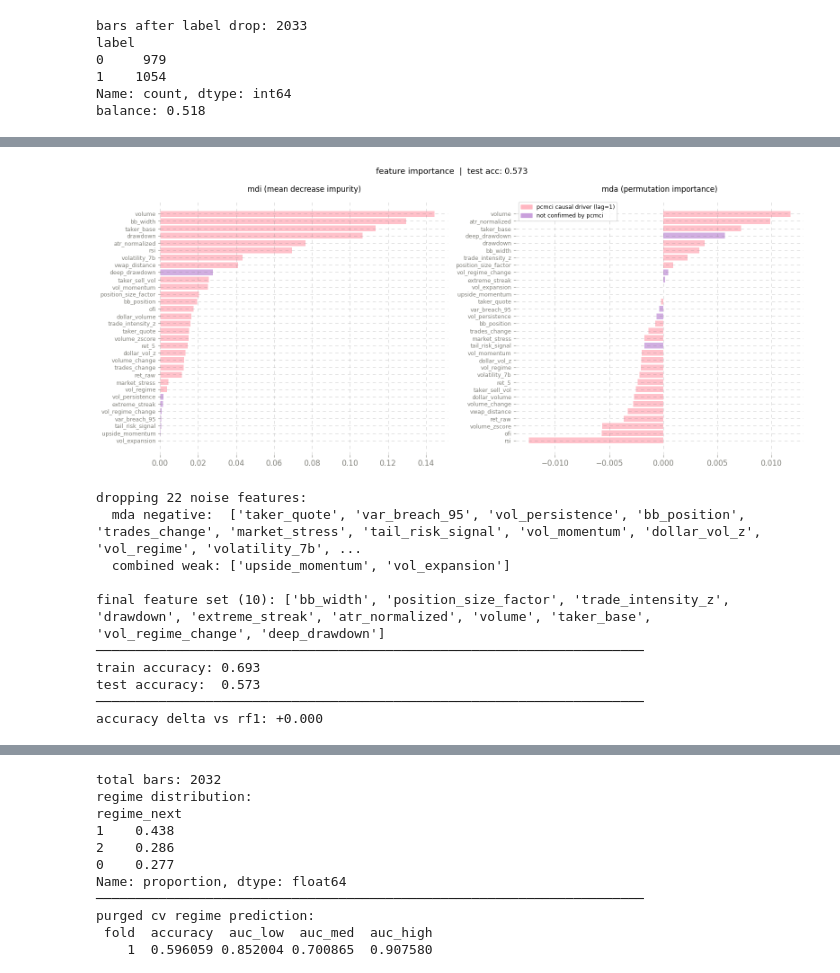
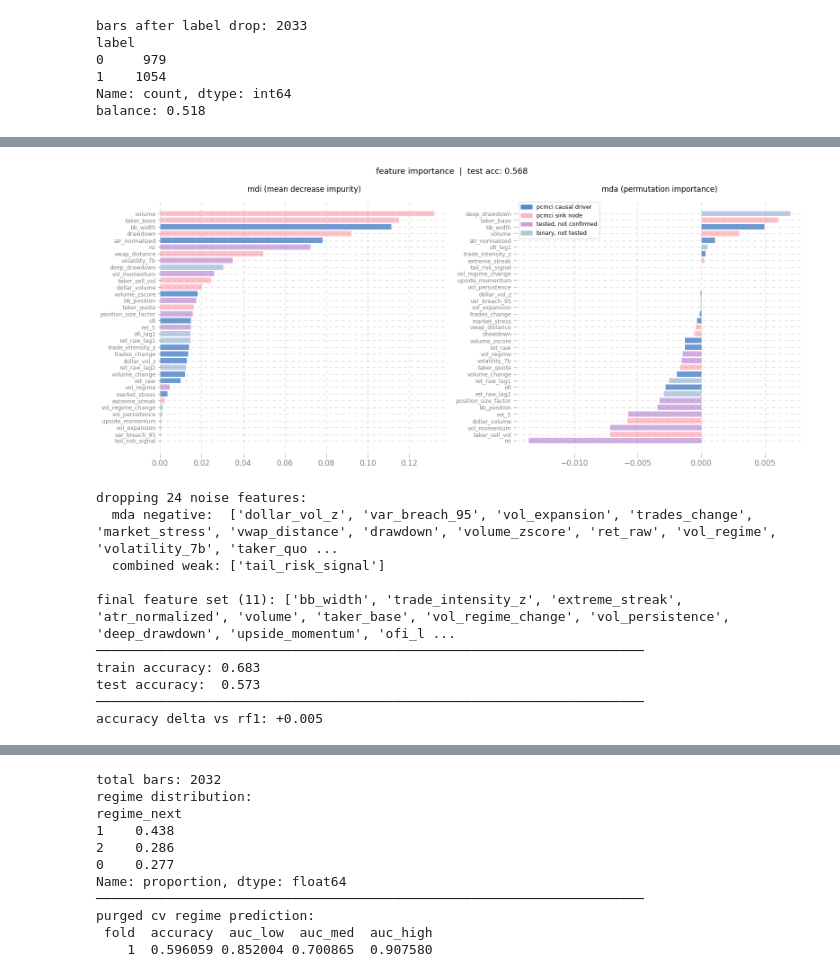
Before and after one commit to pynat/risk_optimizing, a Jupyter notebook: causality_de_prado.ipynb, the cells around one changed output, grey strips where cells are left out. Cells and saved outputs as stored; diff of their text form; code cells hidden in the pictures.

```diff
--- a/causality_de_prado.ipynb
+++ b/causality_de_prado.ipynb
@@ -997,0 +1028,6 @@ total significant causal links: 741
+# %%
+for f in sorted(all_pcmci_nodes):
+    i = in_deg.get(f, 0)
+    o = out_deg.get(f, 0)
+    ratio = i / max(o, 1)
+    print(f"{f:25s}  in={i}  out={o}  ratio={ratio:.1f}")
@@ -998,3 +1052,7 @@ total significant causal links: 741
+# %%
+df['ret_raw_lag1'] = df['ret_raw'].shift(1)
+df['ret_raw_lag2'] = df['ret_raw'].shift(2)
+df['ofi_lag1']     = df['ofi'].shift(1)
 # %%
 # triple barrier labeling, de prado
 def get_daily_vol(close: pd.Series, lookback: int = 20) -> pd.Series:
@@ -1220,18 +1278,21 @@ Name: count, dtype: int64
 balance: 0.518
 # %%
 # use triple barrier labels as target
+lag_features = ['ret_raw_lag1', 'ret_raw_lag2', 'ofi_lag1']
+
 model_features = [f for f in stationary_features if f not in
                   ['label', 'ret', 'barrier', 'return', 'rolling_vol']]
+
+model_features = [f for f in model_features if f in df.columns]
+model_features += [f for f in lag_features if f in df.columns]
 X = df[model_features]
 y = df['label']
 
 # purged split with embargo: drop max_hold bars at boundary to prevent leakage
 max_hold  = 20
 split_idx = int(len(X) * 0.7)
-
-X_train, y_train = X.iloc[:split_idx],              y.iloc[:split_idx]
-X_test,  y_test  = X.iloc[split_idx + max_hold:],   y.iloc[split_idx + max_hold:]
-
+X_train, y_train = X.iloc[:split_idx],            y.iloc[:split_idx]
+X_test,  y_test  = X.iloc[split_idx + max_hold:], y.iloc[split_idx + max_hold:]
 print(f"train: {len(X_train)} | test: {len(X_test)}")
 print(f"embargo: {max_hold} bars removed at boundary")
 print(f"target balance (train): {y_train.mean():.3f}")
@@ -1268,21 +1329,47 @@ combined = ((mdi.rank(ascending=False) + mda.rank(ascending=False)) / 2).sort_va
 print("combined ranking (lower = more important):")
 print(combined.round(1))
 
-# pcmci-confirmed: sources that causally drive at least one target at lag=1
-pcmci_confirmed = set(
-    edge_df_pcmci[edge_df_pcmci['lag'] == 1]['source'].unique()
-)
+# manually verified against pcmci dag (strength >= 0.15, parcorr, a=0.05)
+pcmci_drivers = {
+    'atr_normalized', 'bb_width', 'ofi', 'trade_intensity_z',
+    'trades_change', 'volume_change', 'volume_zscore', 'dollar_vol_z',
+    'market_stress', 'ret_raw',
+    # adjust based on dag inspection
+}
+pcmci_sinks = {
+    'drawdown', 'volume', 'vwap_distance', 'taker_base',
+    'taker_sell_vol', 'dollar_volume', 'extreme_streak',
+    'taker_quote', 'rolling_vol',
+    # adjust based on dag inspection
+}
+# binary features excluded from pcmci
+cd_exclude = {
+    'vol_regime_change', 'vol_expansion', 'vol_persistence',
+    'extreme_down', 'extreme_up', 'deep_drawdown',
+    'volume_spike', 'tail_risk_signal', 'var_breach_95', 'upside_momentum', 'ret_raw_lag1', 'ret_raw_lag2', 'ofi_lag1'
+}
 
 # visualization
 rcParams['font.family'] = 'DejaVu Sans'
 rcParams['font.size']   = 12
+
 fig, axes = plt.subplots(1, 2, figsize=(16, 7))
+
 for ax, values, title in [
     (axes[0], mdi.sort_values(), 'mdi (mean decrease impurity)'),
     (axes[1], mda.sort_values(), 'mda (permutation importance)'),
 ]:
-    colors = ['#FFB6C1' if f in pcmci_confirmed else '#c9a0dc'
-              for f in values.index]
+    colors = []
+    for f in values.index:
+        if f in cd_exclude:
+            colors.append('#b0c4de')   # binary, not tested
+        elif f in pcmci_drivers:
+            colors.append('#5588cc')   # causal driver
+        elif f in pcmci_sinks:
+            colors.append('#FFB6C1')   # sink node
+        else:
+            colors.append('#c9a0dc')   # tested, not confirmed
+
     ax.barh(range(len(values)), values.values,
             color=colors, alpha=0.85, edgecolor='none')
     ax.set_yticks(range(len(values)))
@@ -1295,10 +1382,13 @@ for ax, values, title in [
     ax.tick_params(colors='#808079')
 
 legend = [
-    mpatches.Patch(color='#FFB6C1', label='pcmci causal driver (lag=1)'),
-    mpatches.Patch(color='#c9a0dc', label='not confirmed by pcmci'),
+    mpatches.Patch(color='#5588cc', label='pcmci causal driver'),
+    mpatches.Patch(color='#FFB6C1', label='pcmci sink node'),
+    mpatches.Patch(color='#c9a0dc', label='tested, not confirmed'),
+    mpatches.Patch(color='#b0c4de', label='binary, not tested'),
 ]
 axes[1].legend(handles=legend, fontsize=9, framealpha=0.8)
+
 plt.suptitle(f'feature importance  |  test acc: {rf.score(X_test, y_test):.3f}',
              fontsize=13)
 plt.tight_layout()
@@ -1324,2 +1414,2 @@ ret_raw                 26.0
 dtype: float64
-[figure, old version]
+[figure, new version]
@@ -1364,16 +1449,16 @@ print("─" * 70)
 delta = rf2.score(X_test_c, y_test) - rf.score(X_test, y_test)
 print(f"accuracy delta vs rf1: {delta:+.3f}")
 # %% [output]
-dropping 22 noise features:
-  mda negative:  ['taker_quote', 'var_breach_95', 'vol_persistence', 'bb_position', 'trades_change', 'market_stress', 'tail_risk_signal', 'vol_momentum', 'dollar_vol_z', 'vol_regime', 'volatility_7b', ...
-  combined weak: ['upside_momentum', 'vol_expansion']
+dropping 24 noise features:
+  mda negative:  ['dollar_vol_z', 'var_breach_95', 'vol_expansion', 'trades_change', 'market_stress', 'vwap_distance', 'drawdown', 'volume_zscore', 'ret_raw', 'vol_regime', 'volatility_7b', 'taker_quo ...
+  combined weak: ['tail_risk_signal']
 
-final feature set (10): ['bb_width', 'position_size_factor', 'trade_intensity_z', 'drawdown', 'extreme_streak', 'atr_normalized', 'volume', 'taker_base', 'vol_regime_change', 'deep_drawdown']
+final feature set (11): ['bb_width', 'trade_intensity_z', 'extreme_streak', 'atr_normalized', 'volume', 'taker_base', 'vol_regime_change', 'vol_persistence', 'deep_drawdown', 'upside_momentum', 'ofi_l ...
 ──────────────────────────────────────────────────────────────────────
-train accuracy: 0.693
+train accuracy: 0.683
 test accuracy:  0.573
 ──────────────────────────────────────────────────────────────────────
-accuracy delta vs rf1: +0.000
+accuracy delta vs rf1: +0.005
 # %%
 # dropped 22 noise features: train 0.693 / test 0.573
 # test accuracy unchanged, removed features were noise
```
Also changed, not shown: parts of 10 cells of this notebook, 4 other files.
